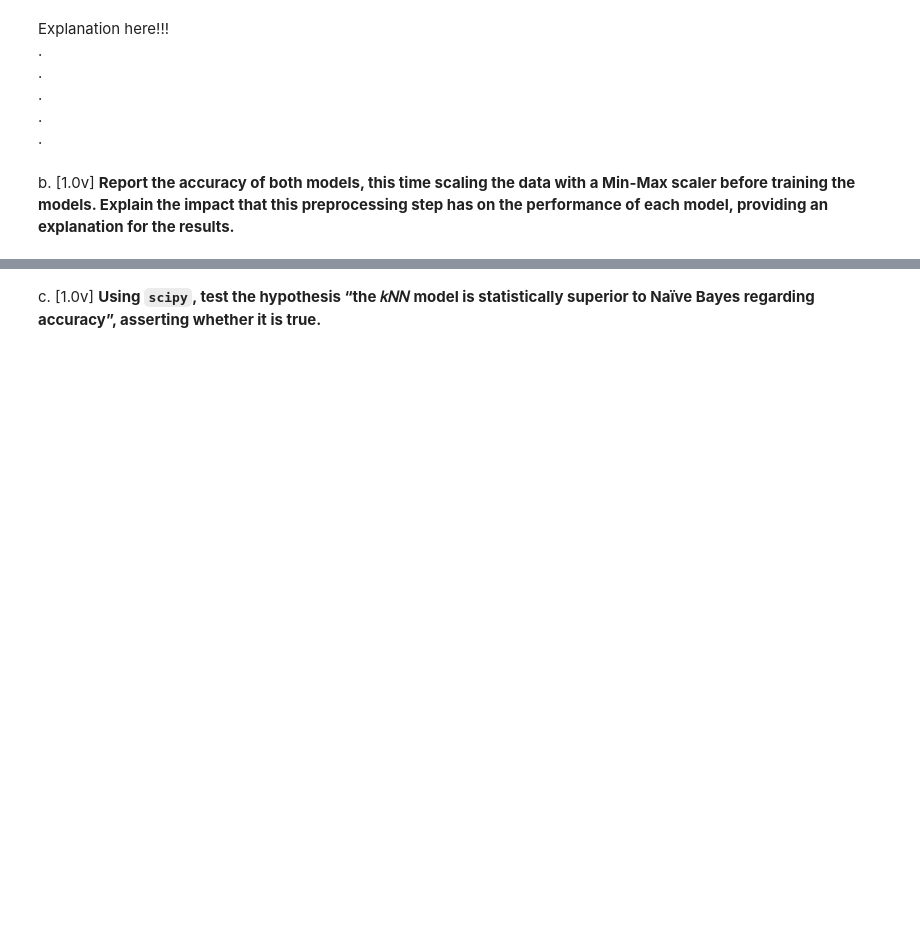
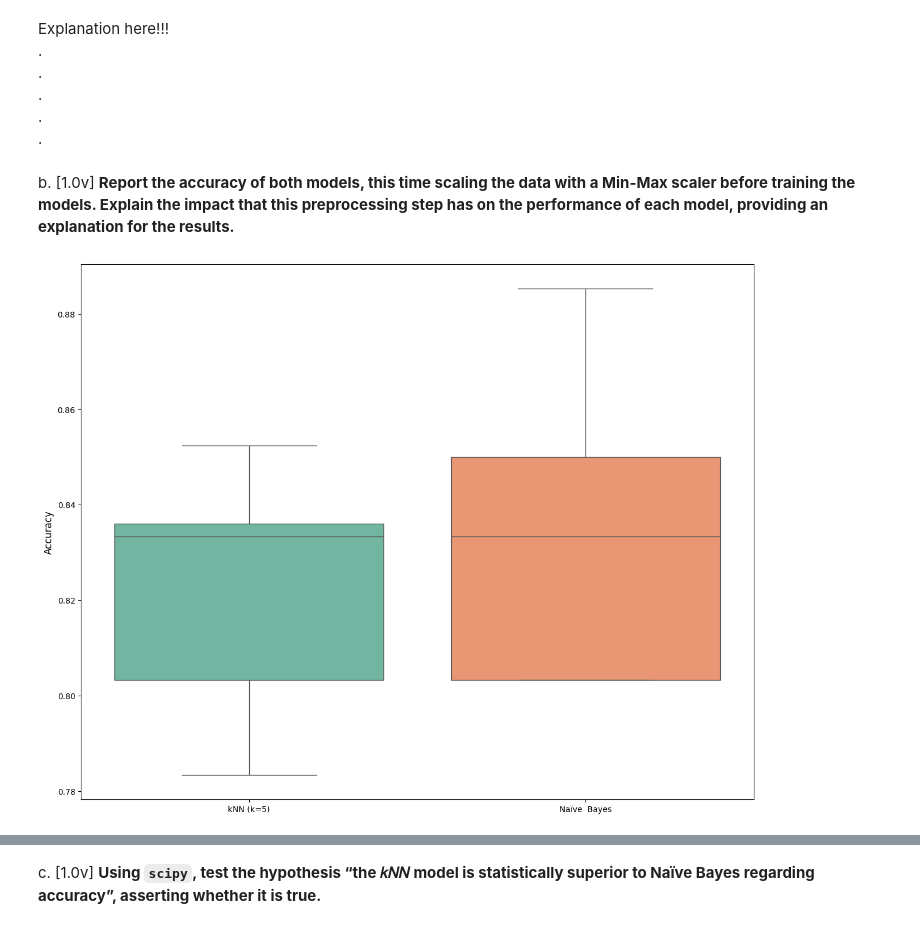
Before and after one commit to patriciagam/Apre-Homeworks, a Jupyter notebook: hw2.ipynb, the cells around one changed output, grey strips where cells are left out. Saved outputs shown, nothing was run; the diff lists cells and outputs as text; code cells hidden in the pictures; blank space fills up the shorter version.

Commit message:
ex 1 b) plot

```diff
--- a/hw2.ipynb
+++ b/hw2.ipynb
@@ -54,3 +56,23 @@ Explanation here!!! \
 .
 # %% [markdown]
 b. [1.0v] **Report the accuracy of both models, this time scaling the data with a Min-Max scaler before training the models. Explain the impact that this preprocessing step has on the performance of each model, providing an explanation for the results.**
+# %%
+from sklearn.preprocessing import MinMaxScaler
+
+min_max_scaler = MinMaxScaler()
+X_scaled_minmax = min_max_scaler.fit_transform(X)
+
+knn_scores_minmax = cross_val_score(knn_classifier, X_scaled_minmax, y, cv = skf, scoring = "accuracy")
+gnb_scores_minmax = cross_val_score(naive_bayes_classifier, X_scaled_minmax, y, cv = skf, scoring = "accuracy")
+# %%
+plt.figure(figsize = (15, 12))
+
+sns.boxplot(data = [knn_scores_minmax, gnb_scores_minmax], palette = "Set2")
+plt.xticks([0, 1], ["kNN (k=5)", "Naïve  Bayes"])
+plt.ylabel("Accuracy", fontsize = 12)
+
+# tile: "Comparison of kNN and Naive Bayes Accuracy (Min-Max Scaling) Across 5 Folds"
+
+plt.show()
+# %% [output]
+[figure, added]
```
Also changed, not shown: parts of 4 cells of this notebook, 2 other files.
